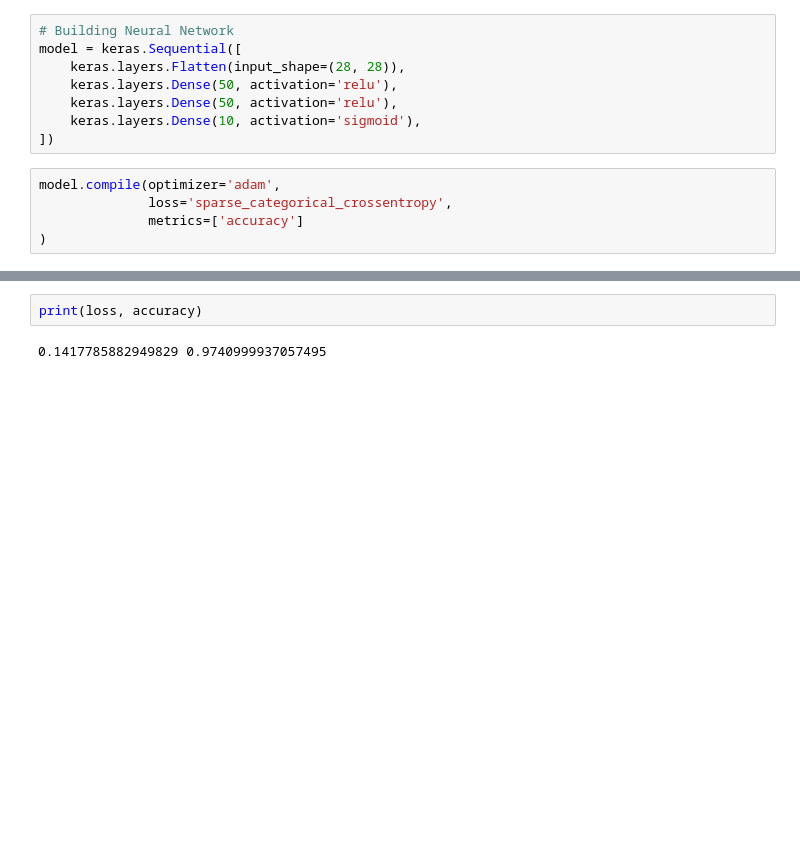
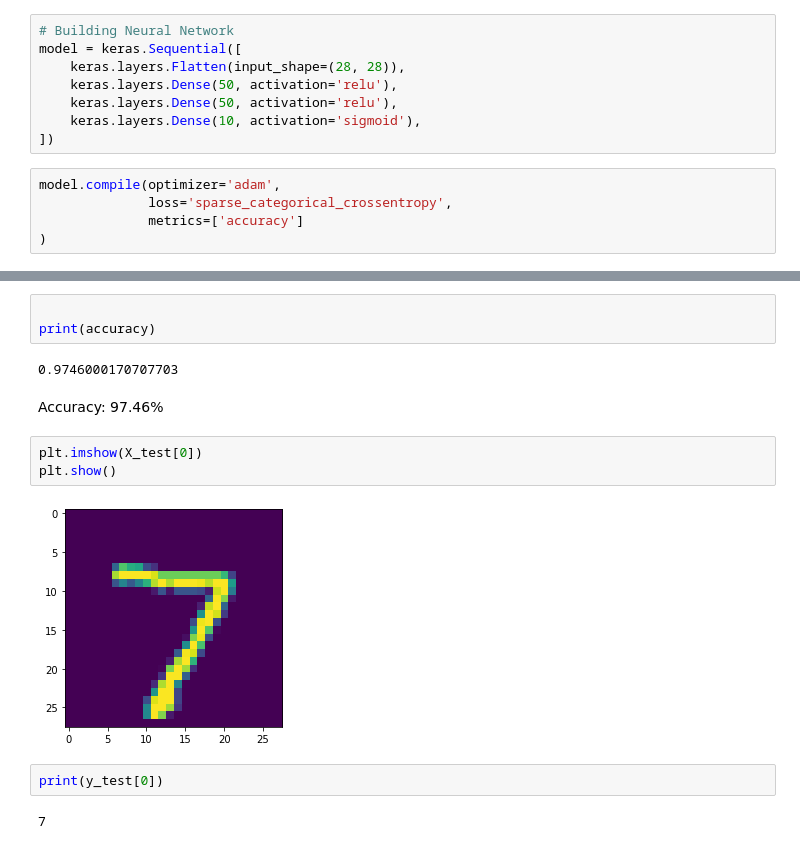
Before and after one commit to thm1d/MNIST_digit_recognition, a Jupyter notebook: code.ipynb, the cells around one changed output, grey strips where cells are left out. Cells and saved outputs as stored; diff of their text form; blank space fills up the shorter version.

```diff
--- a/code.ipynb
+++ b/code.ipynb
@@ -121,4 +124,16 @@ loss, accuracy = model.evaluate(X_test, y_test)
 # %%
-print(loss, accuracy)
+
+print(accuracy)
 # %% [output]
-0.1417785882949829 0.9740999937057495
+0.9746000170707703
+# %% [markdown]
+Accuracy: 97.46%
+# %%
+plt.imshow(X_test[0])
+plt.show()
+# %% [output]
+[figure, added]
+# %%
+print(y_test[0])
+# %% [output]
+7
```
Also changed, not shown: parts of 20 cells of this notebook, 5 other files.
